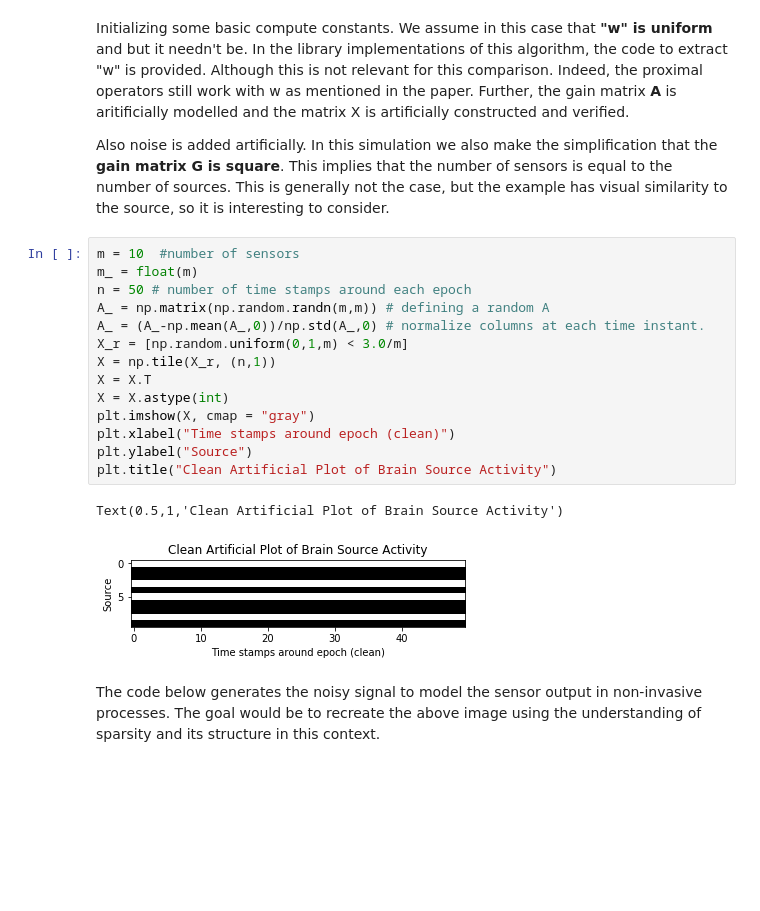
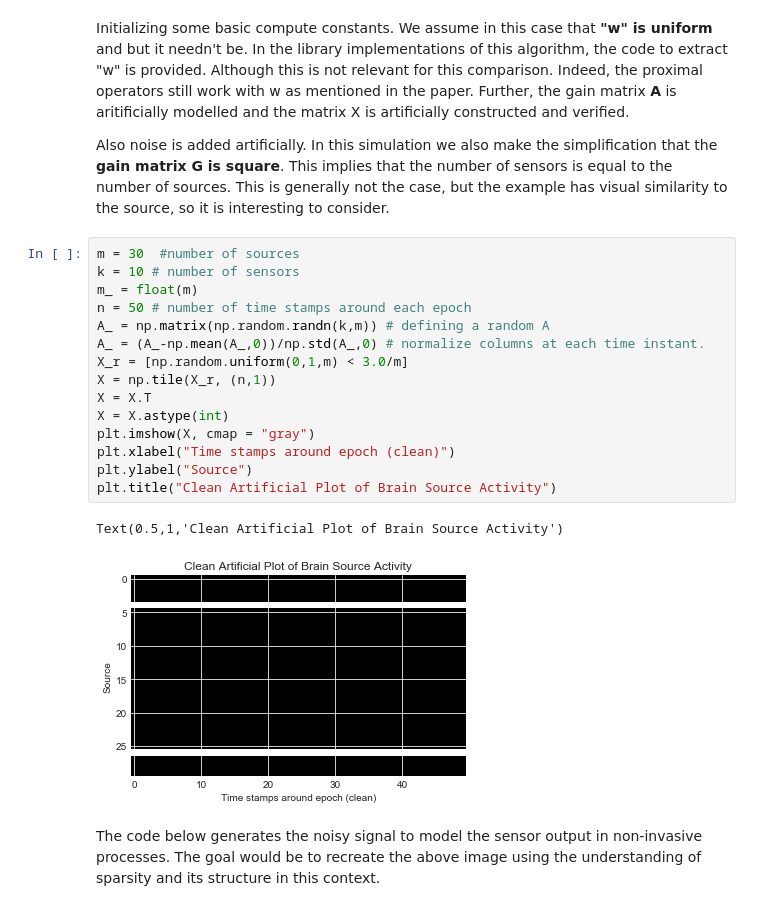
Before and after one commit to pholur/Structural-Sparsity-with-Convex-Optimization-Convergence-Methods, a Jupyter notebook: Pavan_Holur_ECE236C_1b.ipynb, the cells around one changed output. Drawn from its saved outputs; the diff is of its cells as text; blank space fills up the shorter version.

```diff
--- a/Pavan_Holur_ECE236C_1b.ipynb
+++ b/Pavan_Holur_ECE236C_1b.ipynb
@@ -9,22 +9,23 @@ Initializing some basic compute constants. We assume in this case that **"w" is
 
 Also noise is added artificially. In this simulation we also make the simplification that the **gain matrix G is square**. This implies that the number of sensors is equal to the number of sources. This is generally not the case, but the example has visual similarity to the source, so it is interesting to consider.
 # %%
-m = 10 	#number of sensors
+m = 30 	#number of sources
+k = 10 # number of sensors
 m_ = float(m)
 n = 50 # number of time stamps around each epoch
-A_ = np.matrix(np.random.randn(m,m)) # defining a random A
+A_ = np.matrix(np.random.randn(k,m)) # defining a random A
 A_ = (A_-np.mean(A_,0))/np.std(A_,0) # normalize columns at each time instant.
 X_r = [np.random.uniform(0,1,m) < 3.0/m]
 X = np.tile(X_r, (n,1))
 X = X.T
 X = X.astype(int)
 plt.imshow(X, cmap = "gray")
 plt.xlabel("Time stamps around epoch (clean)")
 plt.ylabel("Source")
 plt.title("Clean Artificial Plot of Brain Source Activity")
 # %% [output]
 Text(0.5,1,'Clean Artificial Plot of Brain Source Activity')
-[figure, old version]
+[figure, new version]
 # %% [markdown]
 The code below generates the noisy signal to model the sensor output in non-invasive processes. The goal would be to recreate the above image using the understanding of sparsity and its structure in this context.
 # %%
```
Also changed, not shown: parts of 7 cells of this notebook, 3 other files.
